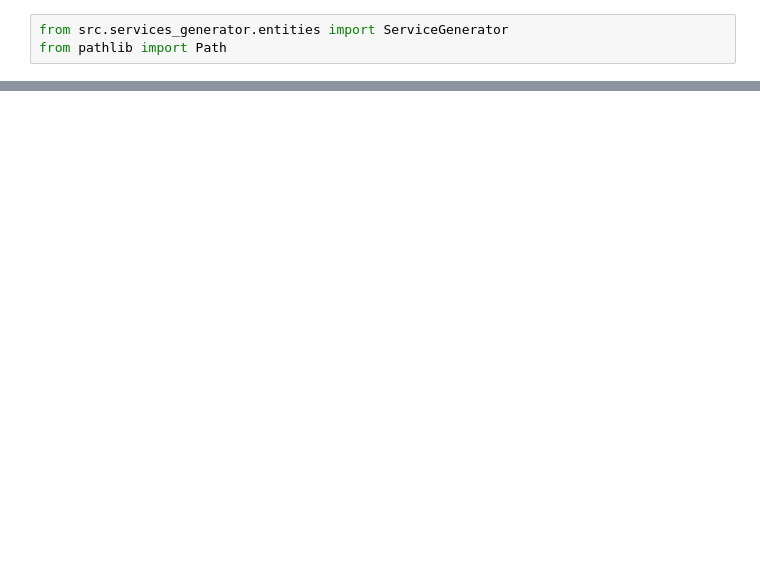
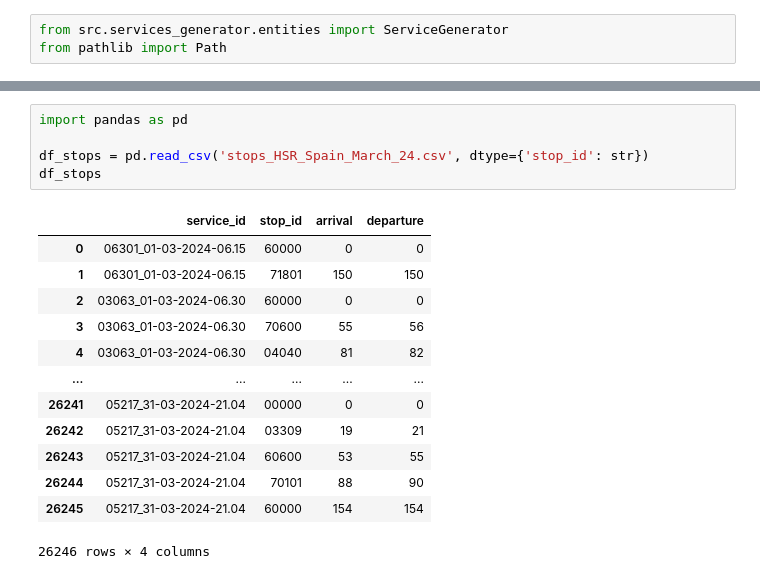
Before and after one commit to JoseAngelMartinB/robin, a Jupyter notebook: notebooks/15.0-service_generator.ipynb, the cells around one changed output, grey strips where cells are left out. Drawn from its saved outputs; the diff is of its cells as text; blank space fills up the shorter version.

```diff
--- a/notebooks/15.0-service_generator.ipynb
+++ b/notebooks/15.0-service_generator.ipynb
@@ -42,2 +39,21 @@ Service id: 60000_71500_10111100_6:6_10
         Tickets sold per each pair (hard type): {('60000', '70600'): {2: 0, 1: 0}, ('60000', '04040'): {2: 0, 1: 0}, ('60000', '78400'): {2: 0, 1: 0}, ('60000', '71500'): {2: 0, 1: 0}, ('70600', '0404 ...
         Capacity constraints: None
+# %%
+import pandas as pd
+
+df_stops = pd.read_csv('stops_HSR_Spain_March_24.csv', dtype={'stop_id': str})
+df_stops
+# %% [output]
+|  | service_id | stop_id | arrival | departure |
+| 0 | 06301_01-03-2024-06.15 | 60000 | 0 | 0 |
+| 1 | 06301_01-03-2024-06.15 | 71801 | 150 | 150 |
+| 2 | 03063_01-03-2024-06.30 | 60000 | 0 | 0 |
+| 3 | 03063_01-03-2024-06.30 | 70600 | 55 | 56 |
+| 4 | 03063_01-03-2024-06.30 | 04040 | 81 | 82 |
+| ... | ... | ... | ... | ... |
+| 26241 | 05217_31-03-2024-21.04 | 00000 | 0 | 0 |
+| 26242 | 05217_31-03-2024-21.04 | 03309 | 19 | 21 |
+| 26243 | 05217_31-03-2024-21.04 | 60600 | 53 | 55 |
+| 26244 | 05217_31-03-2024-21.04 | 70101 | 88 | 90 |
+| 26245 | 05217_31-03-2024-21.04 | 60000 | 154 | 154 |
+26246 rows × 4 columns
```
Also changed, not shown: parts of 4 cells of this notebook, 2 other files.
